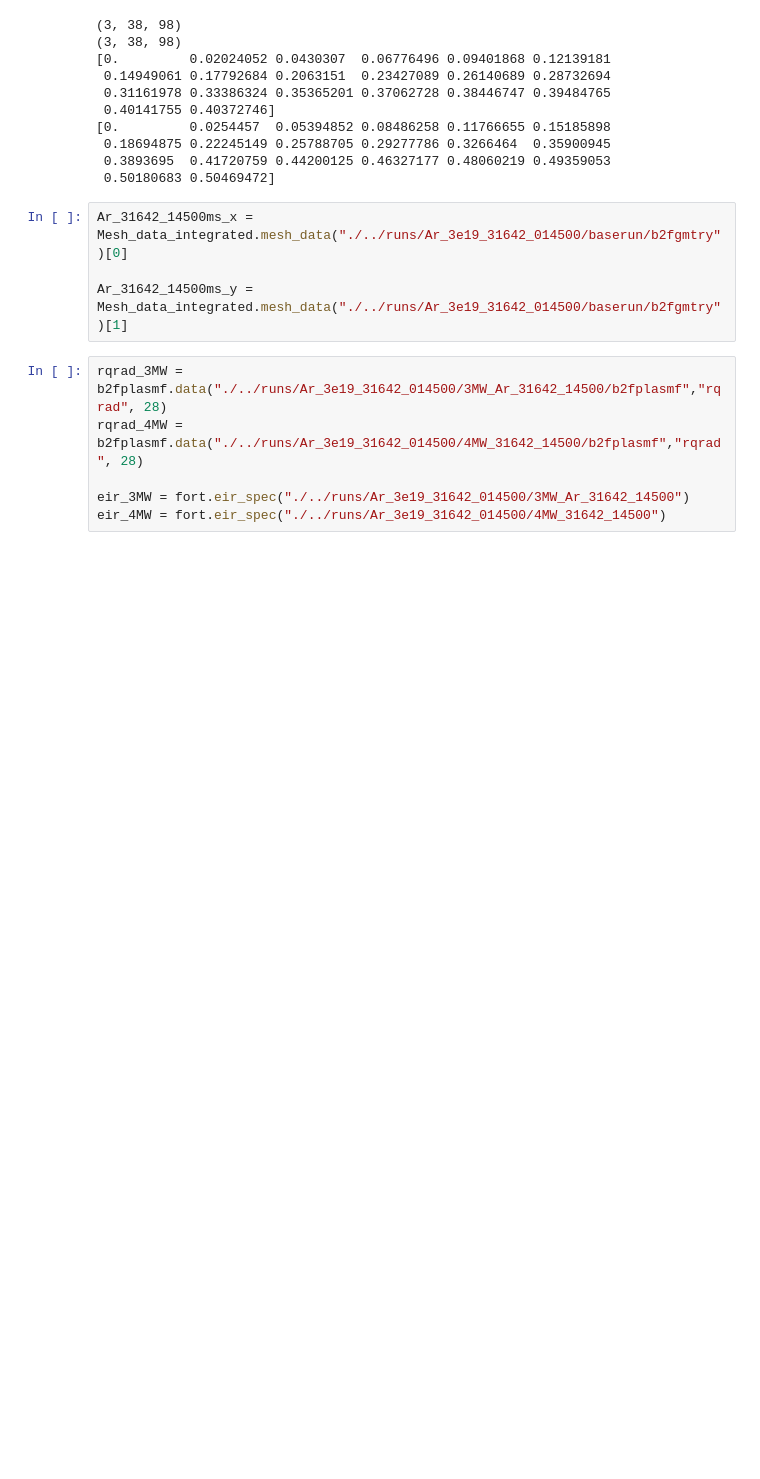
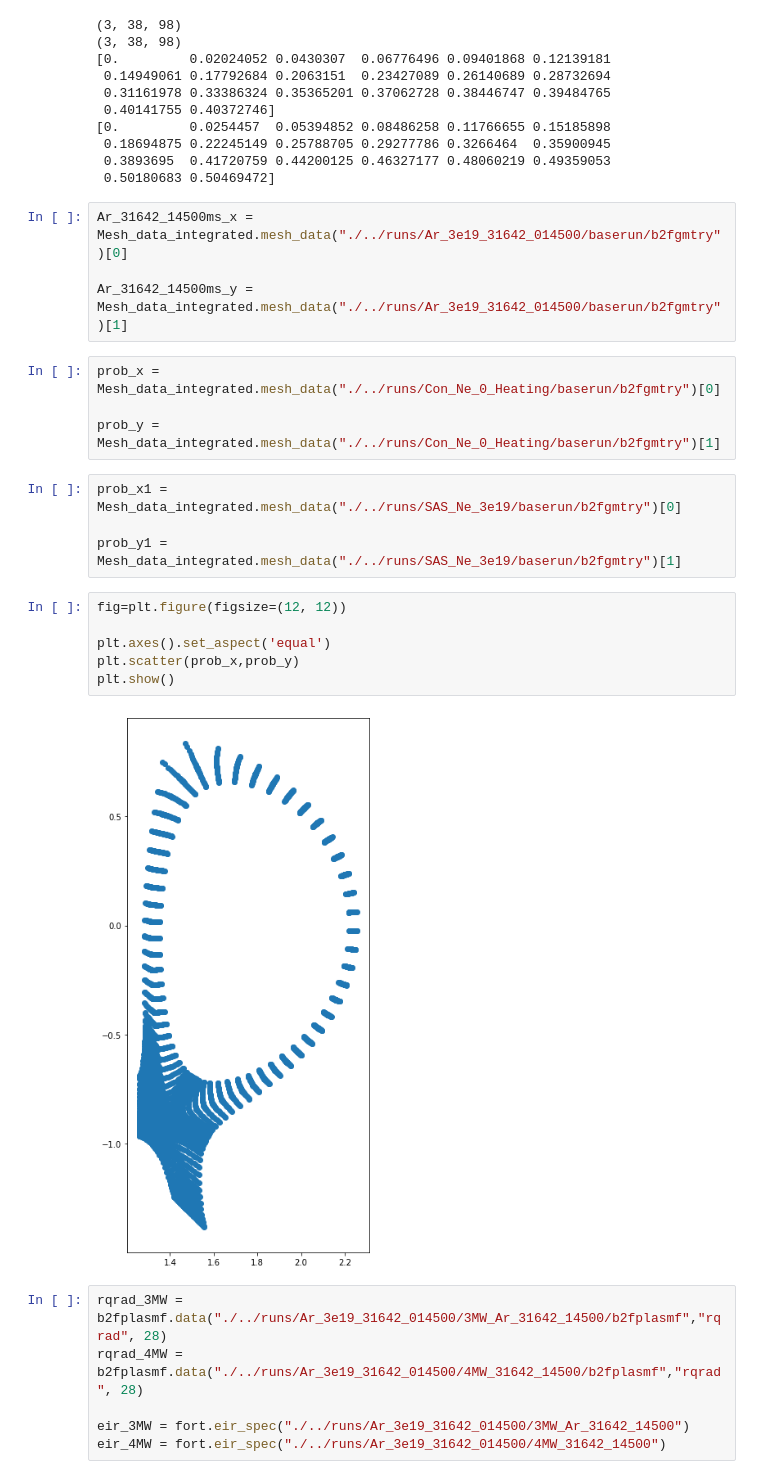
Before and after one commit to ChanYeongL/SOLPS-ITER_analysis, a Jupyter notebook: 1new_analysis_ws4.ipynb, the cells around one changed output. Cells and saved outputs as stored; diff of their text form; blank space fills up the shorter version.

```diff
--- a/1new_analysis_ws4.ipynb
+++ b/1new_analysis_ws4.ipynb
@@ -366,6 +367,22 @@ def total_pressure(ne,te,na,ti,ua):
 Ar_31642_14500ms_x = Mesh_data_integrated.mesh_data("./../runs/Ar_3e19_31642_014500/baserun/b2fgmtry")[0]
 
 Ar_31642_14500ms_y = Mesh_data_integrated.mesh_data("./../runs/Ar_3e19_31642_014500/baserun/b2fgmtry")[1]
+# %%
+prob_x = Mesh_data_integrated.mesh_data("./../runs/Con_Ne_0_Heating/baserun/b2fgmtry")[0]
+
+prob_y = Mesh_data_integrated.mesh_data("./../runs/Con_Ne_0_Heating/baserun/b2fgmtry")[1]
+# %%
+prob_x1 = Mesh_data_integrated.mesh_data("./../runs/SAS_Ne_3e19/baserun/b2fgmtry")[0]
+
+prob_y1 = Mesh_data_integrated.mesh_data("./../runs/SAS_Ne_3e19/baserun/b2fgmtry")[1]
+# %%
+fig=plt.figure(figsize=(12, 12))
+
+plt.axes().set_aspect('equal')
+plt.scatter(prob_x,prob_y)
+plt.show()
+# %% [output]
+[figure, added]
 # %%
 rqrad_3MW = b2fplasmf.data("./../runs/Ar_3e19_31642_014500/3MW_Ar_31642_14500/b2fplasmf","rqrad", 28)
 rqrad_4MW = b2fplasmf.data("./../runs/Ar_3e19_31642_014500/4MW_31642_14500/b2fplasmf","rqrad", 28)
```
Also changed, not shown: parts of 14 cells of this notebook, 7 other files.
